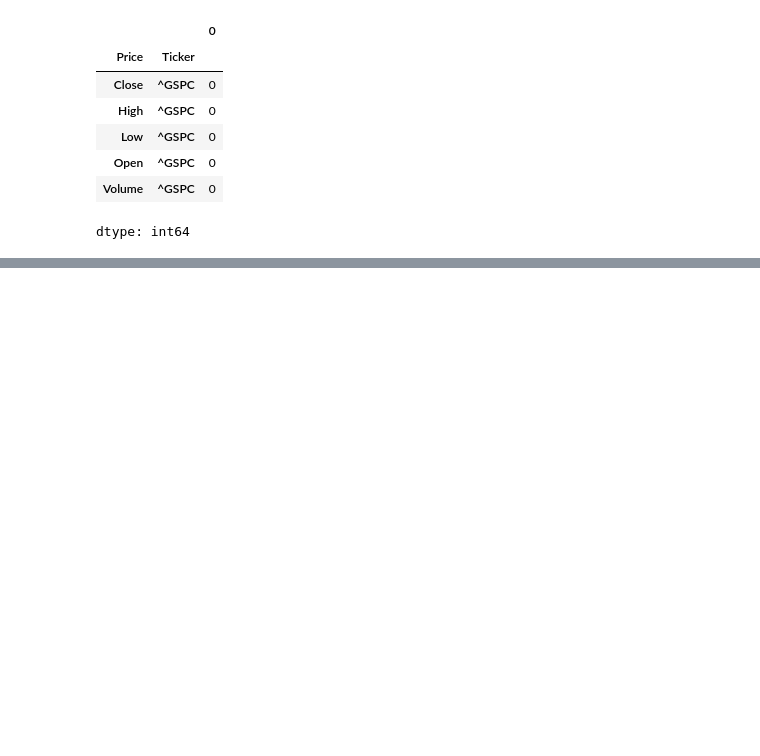
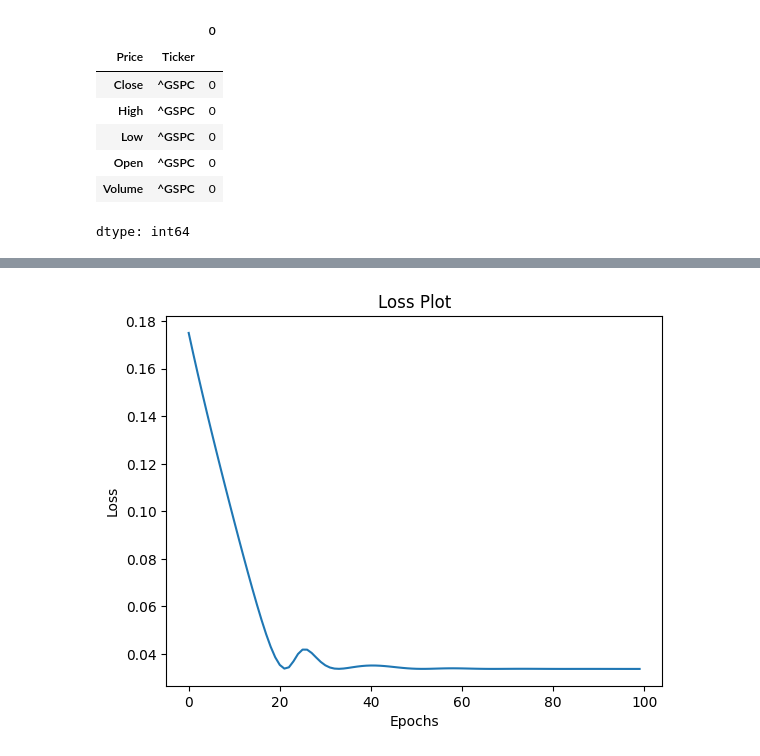
Before and after one commit to Rustydinoco/ML_Learning, a Jupyter notebook: LSTM_S$P_500_Prediction.ipynb, the cells around one changed output, grey strips where cells are left out. Saved outputs shown, nothing was run; the diff lists cells and outputs as text; code cells hidden in the pictures; blank space fills up the shorter version.

Commit message:
Plot the loss

```diff
--- a/LSTM_S$P_500_Prediction.ipynb
+++ b/LSTM_S$P_500_Prediction.ipynb
@@ -133,3 +137,18 @@ class LSTMMOdel(nn.Module):
 model = LSTMMOdel()
 loss_function = nn.MSELoss()
 optimizer = torch.optim.Adam(model.parameters(), lr = 0.001)
+# %%
+epochs = 100
+loss = []
+
+for i in range (epochs):
+  y_pred = model.forward(X_train)
+  losses = loss_function(y_pred, y_train)
+  loss.append(losses.detach().numpy())
+  if i % 10 == 0:
+    print(f"Epoch: {i} Loss: {losses.item()}")
+
+
+  optimizer.zero_grad()
+  losses.backward()
+  optimizer.step()
@@ -135,0 +166,8 @@ optimizer = torch.optim.Adam(model.parameters(), lr = 0.001)
+# %%
+plt.plot(range(epochs), loss)
+plt.xlabel("Epochs")
+plt.ylabel("Loss")
+plt.title("Loss Plot")
+plt.show()
+# %% [output]
+[figure, added]
```
Also changed, not shown: parts of 7 cells of this notebook.
